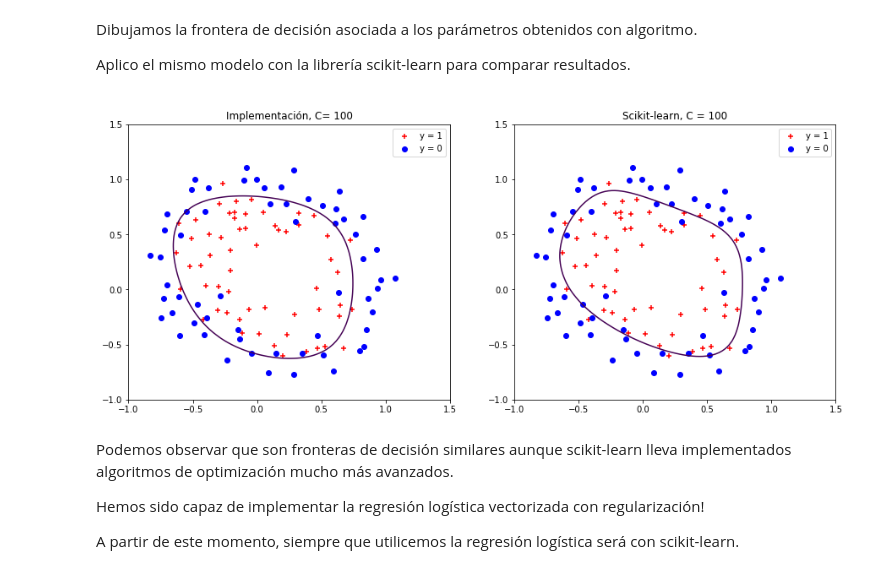
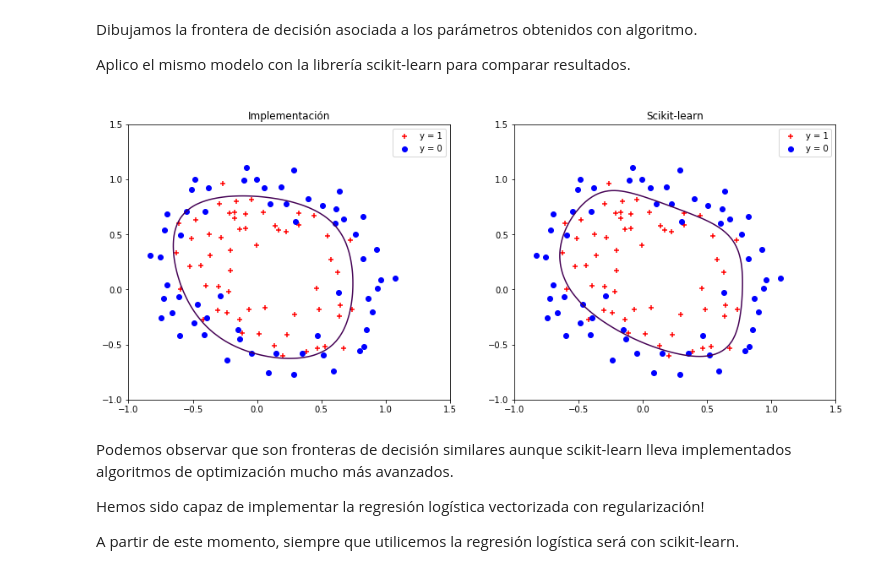
Before and after one commit to pablo-var/TFG_ML_Exercises, a Jupyter notebook: RegLogistica.ipynb, the cells around one changed output. Cells and saved outputs as stored; diff of their text form; code cells hidden in the pictures.

```diff
--- a/RegLogistica.ipynb
+++ b/RegLogistica.ipynb
@@ -149,28 +149,28 @@ Aplico el mismo modelo con la librería scikit-learn para comparar resultados.
 # %%
 # Primera frontera de decisión (Nuestra implementación)
 
 plt.figure(figsize=(15,6))
 plt.subplot(121)
 plotBoundary(fit_parameters)
 plotData(X, y)
-plt.title('Implementación, C= 100');
+plt.title('Implementación');
 plt.subplot(122)
 
 # Modelo de regresión logística con scikit-learn
 
 reg = linear_model.LogisticRegression(C=100, max_iter = 100, tol= 1e-8)
 # Entrenamos el modelo con nuestros datos
 reg.fit(X_map, np.ravel(y))
 # Obtenemos los parámetros ajustados del modelo de regresión logística
 reg.densify()
 reg.coef_ , reg.intercept_
 fit_parameters = np.c_[reg.intercept_, reg.coef_][0]
 #
 plotBoundary(fit_parameters)
 plotData(X, y)
-plt.title('Scikit-learn, C = %i' % 100);
+plt.title('Scikit-learn');
 # %% [output]
-[figure, old version]
+[figure, new version]
 # %% [markdown]
 Podemos observar que son fronteras de decisión similares aunque scikit-learn lleva implementados algoritmos de optimización mucho más avanzados. <p>
 Hemos sido capaz de implementar la regresión logística vectorizada con regularización! <p>
```
Also changed, not shown: parts of 2 cells of this notebook, 3 other files.
